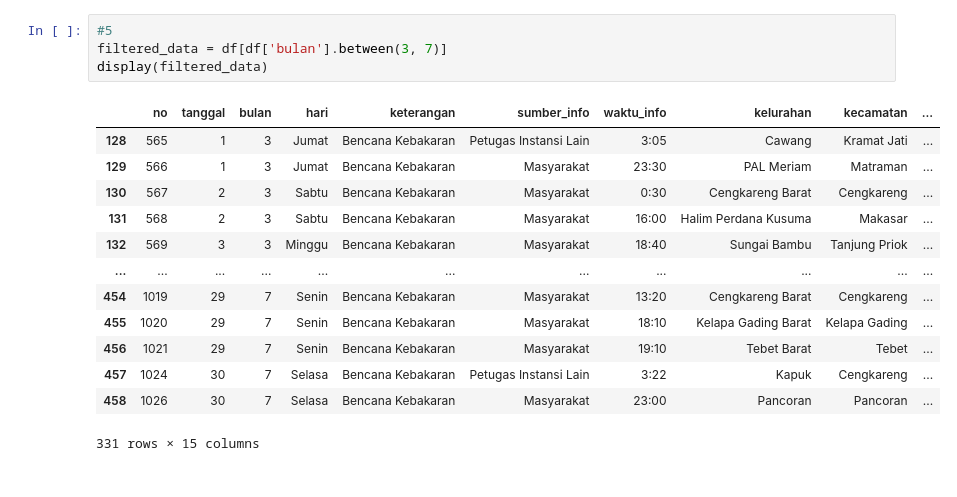
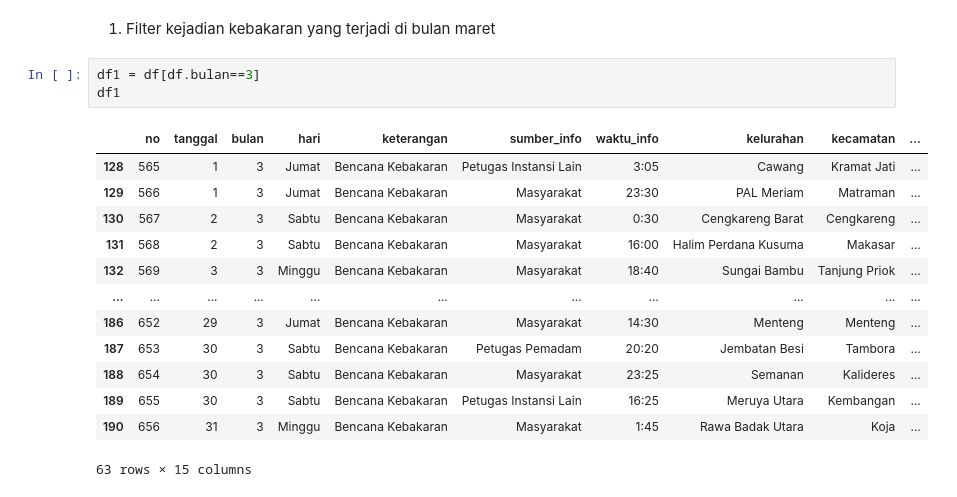
Before and after one commit to ruang-belajar/notebook-1-sitinurhasanah23, a Jupyter notebook: notebook1.ipynb, the cells around one changed output. Cells and saved outputs as stored; diff of their text form.

```diff
--- a/notebook1.ipynb
+++ b/notebook1.ipynb
@@ -113,18 +37,19 @@ display(filtered_data)
+# %% [markdown]
+1. Filter kejadian kebakaran yang terjadi di bulan maret
 # %%
-#5
-filtered_data = df[df['bulan'].between(3, 7)]
-display(filtered_data)
+df1 = df[df.bulan==3]
+df1
 # %% [output]
 |  | no | tanggal | bulan | hari | keterangan | sumber_info | waktu_info | kelurahan | kecamatan | ... |
 | 128 | 565 | 1 | 3 | Jumat | Bencana Kebakaran | Petugas Instansi Lain | 3:05 | Cawang | Kramat Jati | ... |
 | 129 | 566 | 1 | 3 | Jumat | Bencana Kebakaran | Masyarakat | 23:30 | PAL Meriam | Matraman | ... |
 | 130 | 567 | 2 | 3 | Sabtu | Bencana Kebakaran | Masyarakat | 0:30 | Cengkareng Barat | Cengkareng | ... |
 | 131 | 568 | 2 | 3 | Sabtu | Bencana Kebakaran | Masyarakat | 16:00 | Halim Perdana Kusuma | Makasar | ... |
 | 132 | 569 | 3 | 3 | Minggu | Bencana Kebakaran | Masyarakat | 18:40 | Sungai Bambu | Tanjung Priok | ... |
 | ... | ... | ... | ... | ... | ... | ... | ... | ... | ... | ... |
-| 454 | 1019 | 29 | 7 | Senin | Bencana Kebakaran | Masyarakat | 13:20 | Cengkareng Barat | Cengkareng | ... |
-| 455 | 1020 | 29 | 7 | Senin | Bencana Kebakaran | Masyarakat | 18:10 | Kelapa Gading Barat | Kelapa Gading | ... |
-| 456 | 1021 | 29 | 7 | Senin | Bencana Kebakaran | Masyarakat | 19:10 | Tebet Barat | Tebet | ... |
-| 457 | 1024 | 30 | 7 | Selasa | Bencana Kebakaran | Petugas Instansi Lain | 3:22 | Kapuk | Cengkareng | ... |
-| 458 | 1026 | 30 | 7 | Selasa | Bencana Kebakaran | Masyarakat | 23:00 | Pancoran | Pancoran | ... |
+| 186 | 652 | 29 | 3 | Jumat | Bencana Kebakaran | Masyarakat | 14:30 | Menteng | Menteng | ... |
+| 187 | 653 | 30 | 3 | Sabtu | Bencana Kebakaran | Petugas Pemadam | 20:20 | Jembatan Besi | Tambora | ... |
+| 188 | 654 | 30 | 3 | Sabtu | Bencana Kebakaran | Masyarakat | 23:25 | Semanan | Kalideres | ... |
+| 189 | 655 | 30 | 3 | Sabtu | Bencana Kebakaran | Petugas Instansi Lain | 16:25 | Meruya Utara | Kembangan | ... |
+| 190 | 656 | 31 | 3 | Minggu | Bencana Kebakaran | Masyarakat | 1:45 | Rawa Badak Utara | Koja | ... |
-331 rows × 15 columns
+63 rows × 15 columns
```
Also changed, not shown: parts of 26 cells of this notebook.
